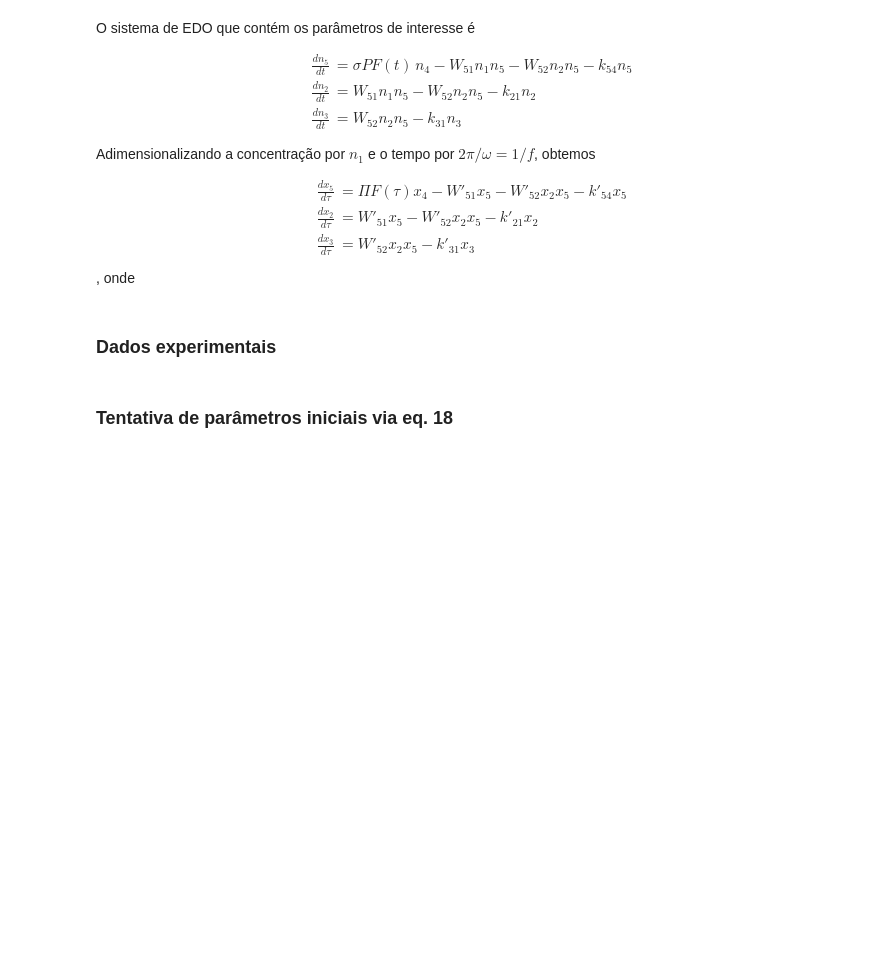
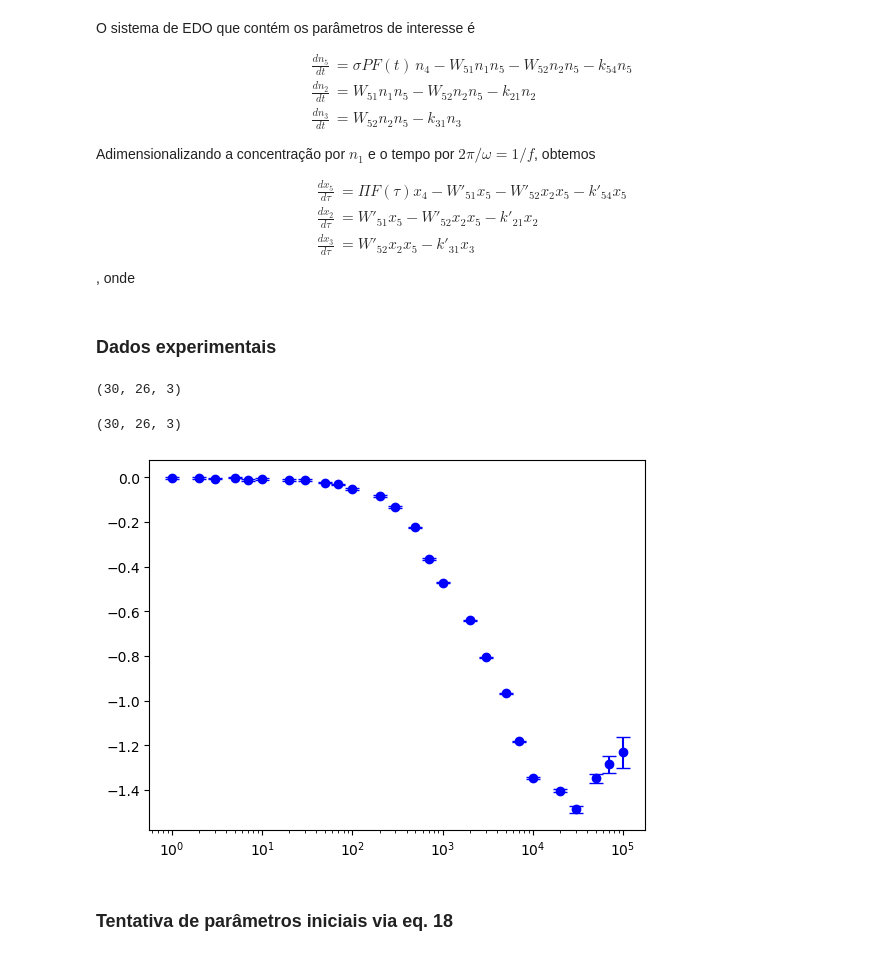
Before and after one commit to habakukc22/ode-system, a Jupyter notebook: ode-system-dimensionless-many-particles.ipynb, the cells around one changed output. Saved outputs shown, nothing was run; the diff lists cells and outputs as text; code cells hidden in the pictures; blank space fills up the shorter version.

```diff
--- a/ode-system-dimensionless-many-particles.ipynb
+++ b/ode-system-dimensionless-many-particles.ipynb
@@ -60,6 +61,30 @@ from treament_tcspc_data import fetch_data_filenames, extract_data_info_from_pat
 # from snr_aux_functions import get_snr_db, plot_time_and_freq_domain
 # %%
 pd_list = np.load("phase_difference_list.npy")
+# %%
+pd_list.shape
+# %% [output]
+(30, 26, 3)
+# %%
+print(pd_list.shape)
+
+for p_idx, p in enumerate(pd_list):
+    if p_idx != 0: continue
+    for step in p:
+        # print(point)
+        plt.errorbar(
+            step[0],
+            step[1],
+            yerr=step[2],
+            fmt="o",
+            capsize=5,
+            color="blue"
+            )
+plt.xscale("log")
+plt.show()
+# %% [output]
+(30, 26, 3)
+[figure, added]
 # %% [markdown]
 ### Tentativa de parâmetros iniciais via eq. 18
 # %%
```
Also changed, not shown: parts of 10 cells of this notebook, 1 other file.
